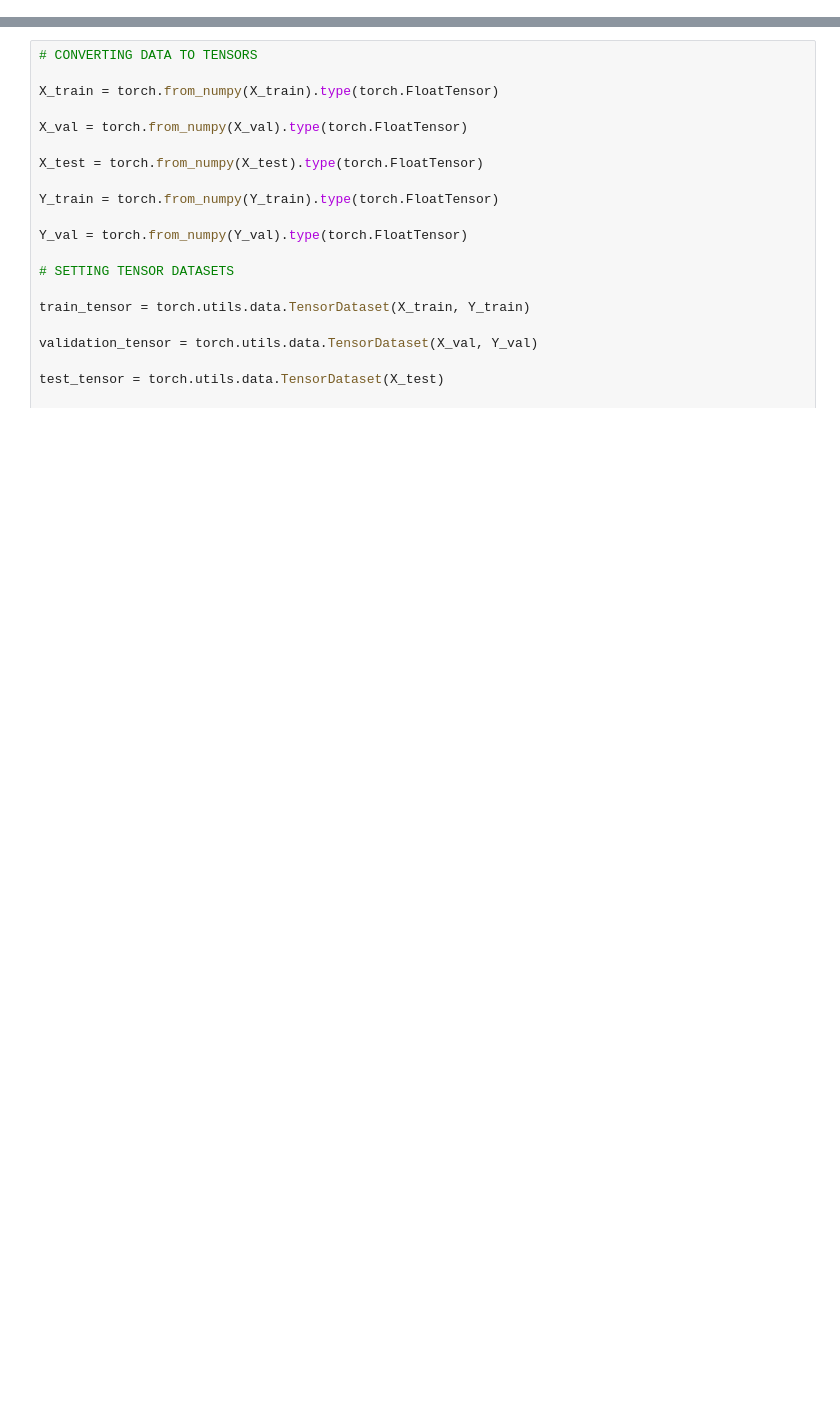
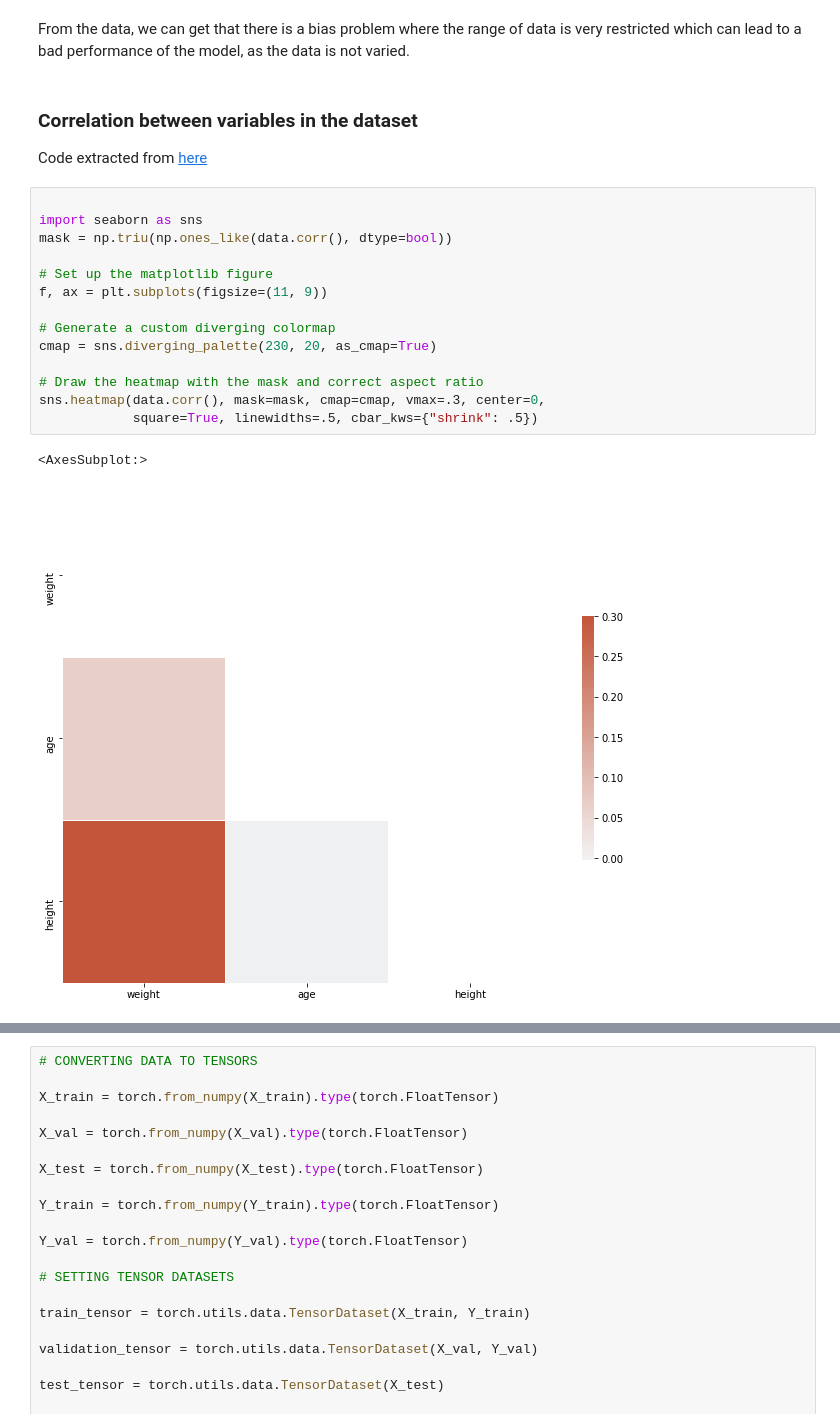
Before and after one commit to Juan-Pisco/clothing_size_prediction_app, a Jupyter notebook: Data Analysis and Model Training.ipynb, the cells around one changed output, grey strips where cells are left out. Drawn from its saved outputs; the diff is of its cells as text; blank space fills up the shorter version.

```diff
--- a/Data Analysis and Model Training.ipynb
+++ b/Data Analysis and Model Training.ipynb
@@ -27,0 +63,22 @@ data.head()
+# %% [markdown]
+From the data, we can get that there is a bias problem where the range of data is very restricted which can lead to a bad performance of the model, as the data is not varied.
+# %% [markdown]
+### Correlation between variables in the dataset
+Code extracted from [here](https://seaborn.pydata.org/examples/many_pairwise_correlations.html)
+# %%
+
+import seaborn as sns
+mask = np.triu(np.ones_like(data.corr(), dtype=bool))
+
+# Set up the matplotlib figure
+f, ax = plt.subplots(figsize=(11, 9))
+
+# Generate a custom diverging colormap
+cmap = sns.diverging_palette(230, 20, as_cmap=True)
+
+# Draw the heatmap with the mask and correct aspect ratio
+sns.heatmap(data.corr(), mask=mask, cmap=cmap, vmax=.3, center=0,
+            square=True, linewidths=.5, cbar_kws={"shrink": .5})
+# %% [output]
+<AxesSubplot:>
+[figure, added]
```
Also changed, not shown: parts of 26 cells of this notebook, 8 other files.
